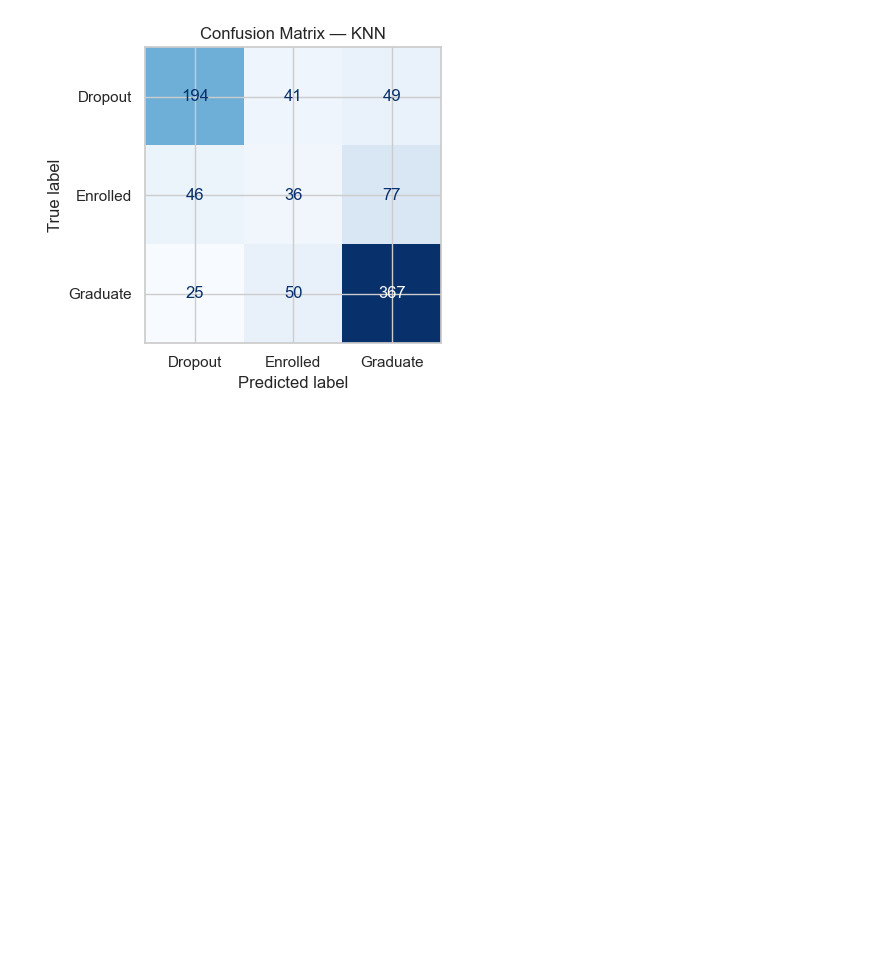
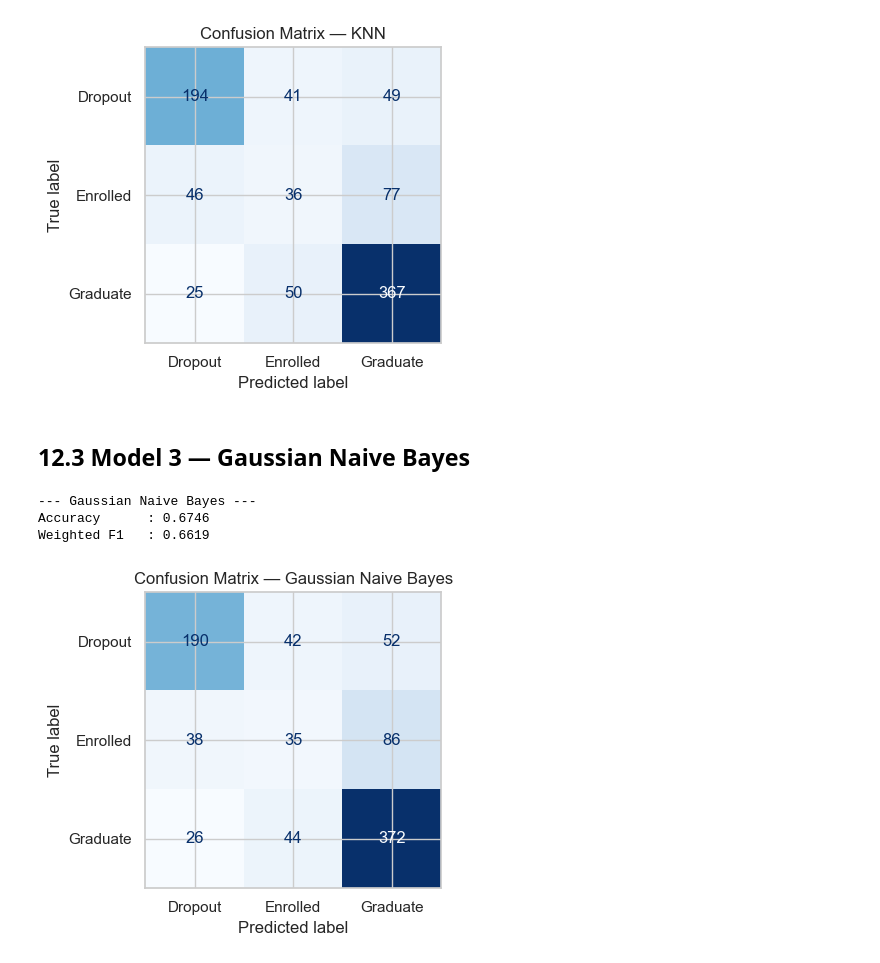
Before and after one commit to mith-sen/ML_Case_Study, a Jupyter notebook: notebooks/classification.ipynb, the cells around one changed output. Cells and saved outputs as stored; diff of their text form; code cells hidden in the pictures; blank space fills up the shorter version.

Commit message:
Add Gaussian Naive Bayers

```diff
--- a/notebooks/classification.ipynb
+++ b/notebooks/classification.ipynb
@@ -478,3 +478,13 @@ _ = evaluate_classifier("KNN", knn, X_train, y_train, X_test, y_test)
 Accuracy      : 0.6746
 Weighted F1   : 0.6641
 [figure]
+# %% [markdown]
+## 12.3 Model 3 — Gaussian Naive Bayes
+# %%
+gnb = GaussianNB()
+_ = evaluate_classifier("Gaussian Naive Bayes", gnb, X_train, y_train, X_test, y_test)
+# %% [output]
+--- Gaussian Naive Bayes ---
+Accuracy      : 0.6746
+Weighted F1   : 0.6619
+[figure, added]
```
